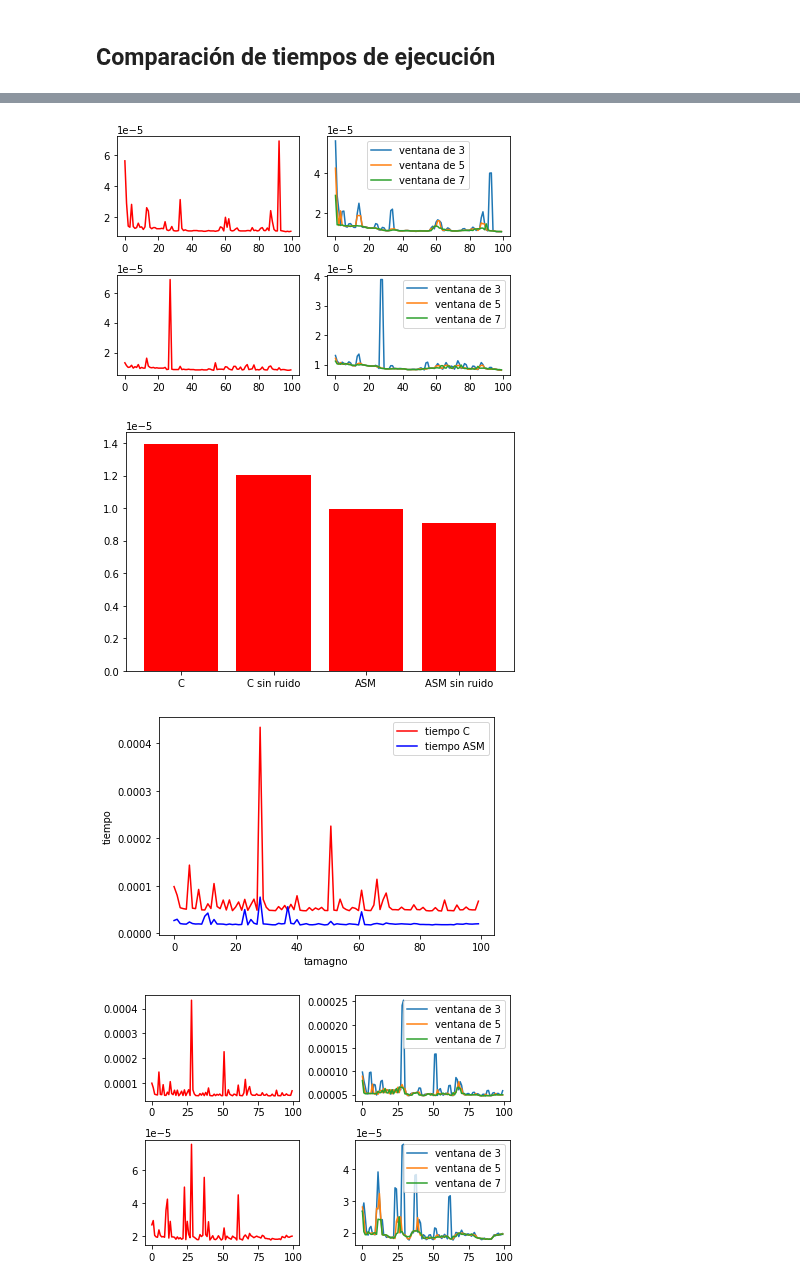
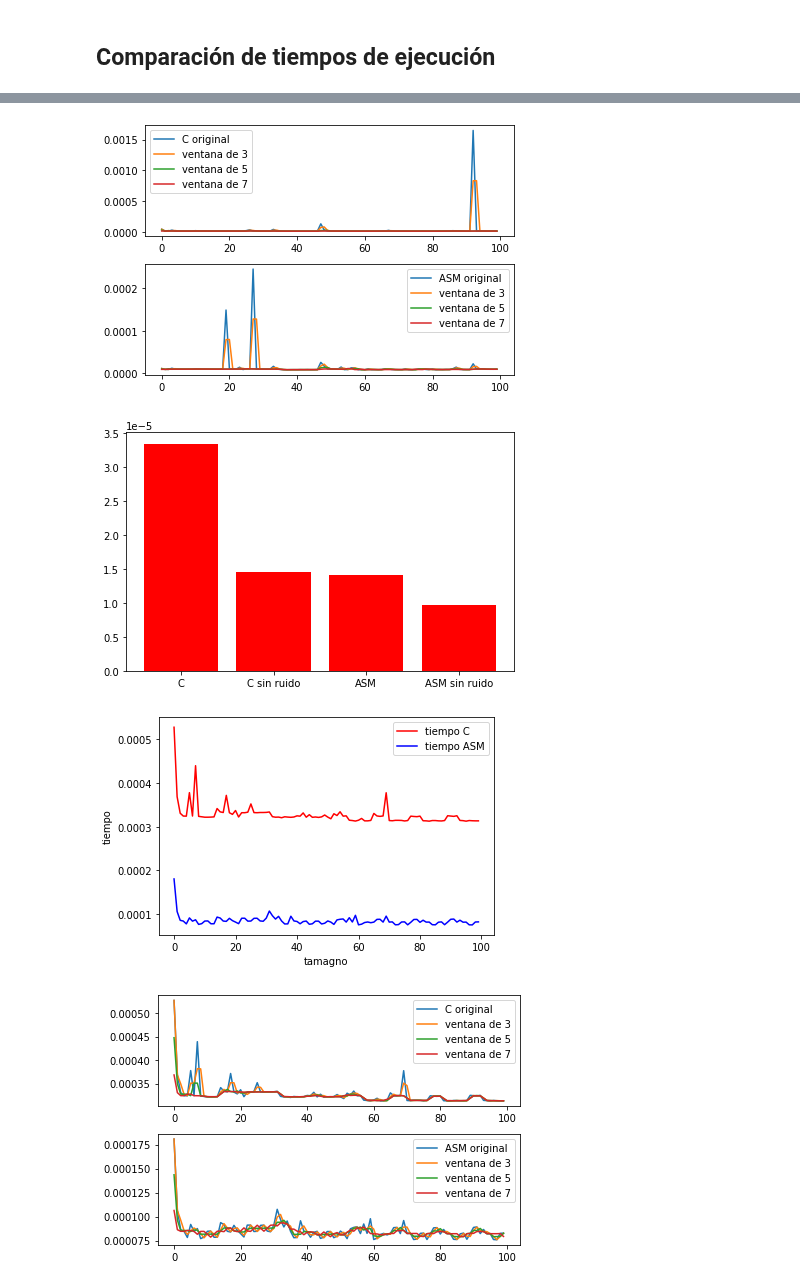
Before and after one commit to stefano-andre/sobre-python, a Jupyter notebook: python-ctypes.ipynb, the cells around one changed output, grey strips where cells are left out. Saved outputs shown, nothing was run; the diff lists cells and outputs as text; code cells hidden in the pictures.

```diff
--- a/python-ctypes.ipynb
+++ b/python-ctypes.ipynb
@@ -305,7 +300,7 @@ import matplotlib.pyplot as plt
 import time
 
 # tamagnos de los arreglos
-sizes = 2**numpy.arange(10,15)
+sizes = 2**numpy.arange(11,18)
 
 # tiempos de la suma de arreglos de floats
 tc = numpy.zeros((len(sizes),1),dtype=numpy.float32)
@@ -351,17 +346,15 @@ plt.show()
 # %%
 # gráficos de los mediciones sin ruido para distintos tamagno de ventana
 # primero los tiempos de C
-plt.subplot(2,2,1)
-plt.plot(index,tcp,'r')
-plt.subplot(2,2,2)
+plt.subplot(2,1,1)
+plt.plot(index,tcp, label='C original')
 plt.plot(index,filtro_mediana(tcp,3), label='ventana de 3')
 plt.plot(index,filtro_mediana(tcp,5), label='ventana de 5')
 plt.plot(index,filtro_mediana(tcp,7), label='ventana de 7')
 plt.legend()
 # luego los tiempos de ASM
-plt.subplot(2,2,3)
-plt.plot(index,tasmp,'r')
-plt.subplot(2,2,4)
+plt.subplot(2,1,2)
+plt.plot(index,tasmp, label='ASM original')
 plt.plot(index,filtro_mediana(tasmp,3), label='ventana de 3')
 plt.plot(index,filtro_mediana(tasmp,5), label='ventana de 5')
 plt.plot(index,filtro_mediana(tasmp,7), label='ventana de 7')
@@ -369,7 +362,7 @@ plt.legend()
 # para evitar que los gráficos estén muy pegados
 plt.tight_layout()
 # %% [output]
-[figure, old version]
+[figure, new version]
 # %%
 # para comparar el promedio con ruido y sin ruido en el caso pequeño de la función en C y ASM
 noms = ['C','C sin ruido','ASM','ASM sin ruido']
@@ -382,7 +375,7 @@ proms = [
 plt.bar(noms,proms,color='r')
 plt.tight_layout()
 # %% [output]
-[figure, old version]
+[figure, new version]
 # %%
 # luego el caso más grande
 veces = 100
@@ -416,29 +409,27 @@ plt.ylabel('tiempo')
 plt.legend()
 plt.show()
 # %% [output]
-[figure, old version]
+[figure, new version]
 # %%
 # gráficos de los mediciones sin ruido para distintos tamagno de ventana
 # primero los tiempos de C
-plt.subplot(2,2,1)
-plt.plot(index,tcg,'r')
-plt.subplot(2,2,2)
+plt.subplot(2,1,1)
+plt.plot(index,tcg, label='C original')
 plt.plot(index,filtro_mediana(tcg,3), label='ventana de 3')
 plt.plot(index,filtro_mediana(tcg,5), label='ventana de 5')
 plt.plot(index,filtro_mediana(tcg,7), label='ventana de 7')
 plt.legend()
 # luego los tiempos de ASM
-plt.subplot(2,2,3)
-plt.plot(index,tasmg,'r')
-plt.subplot(2,2,4)
+plt.subplot(2,1,2)
+plt.plot(index,tasmg, label='ASM original')
 plt.plot(index,filtro_mediana(tasmg,3), label='ventana de 3')
 plt.plot(index,filtro_mediana(tasmg,5), label='ventana de 5')
 plt.plot(index,filtro_mediana(tasmg,7), label='ventana de 7')
 plt.legend()
 # para evitar que los gráficos estén muy pegados
 plt.tight_layout()
 # %% [output]
-[figure, old version]
+[figure, new version]
 # %%
 # para comparar el promedio con ruido y sin ruido en el caso grande de la función en C y ASM
 
```
Also changed, not shown: parts of 9 cells of this notebook.
